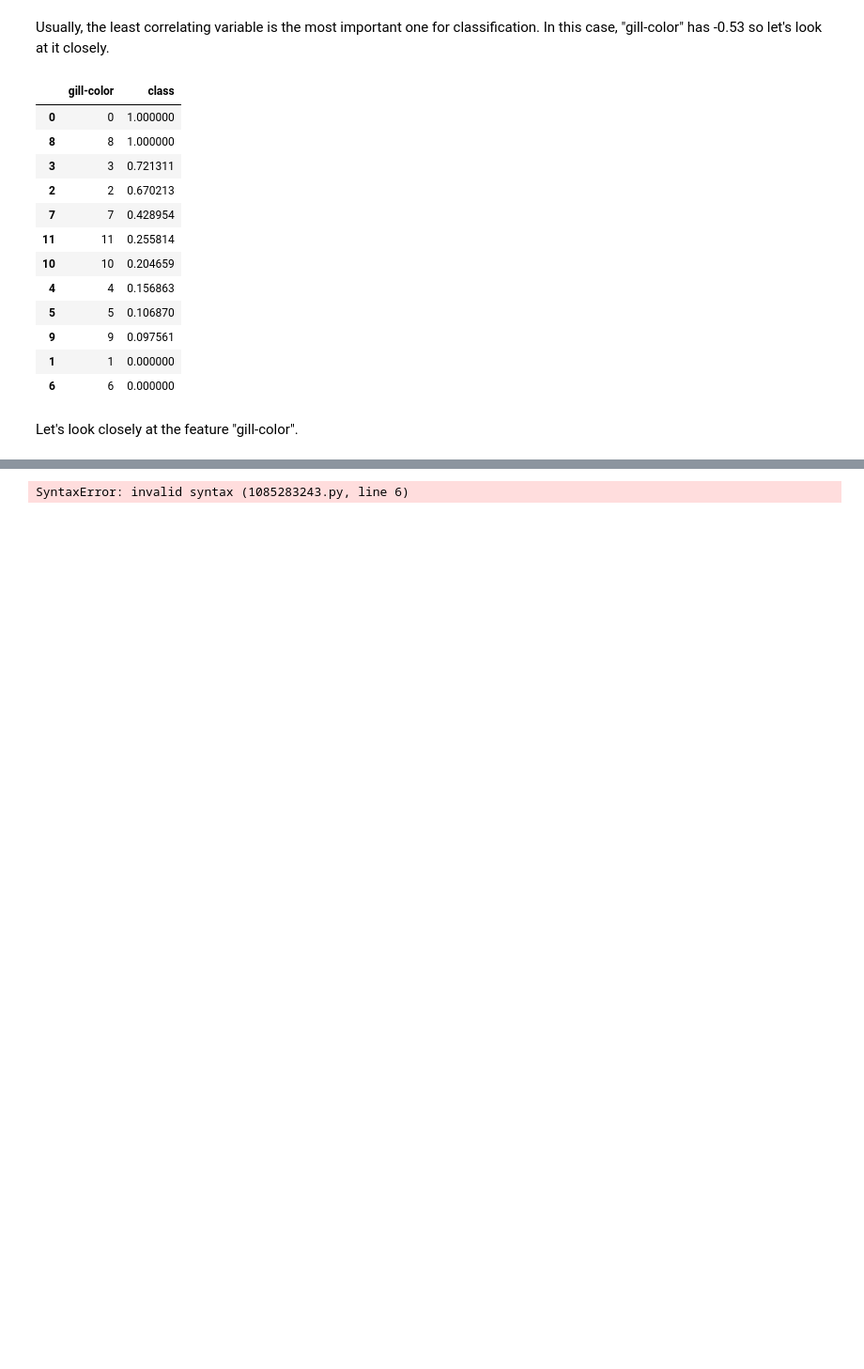
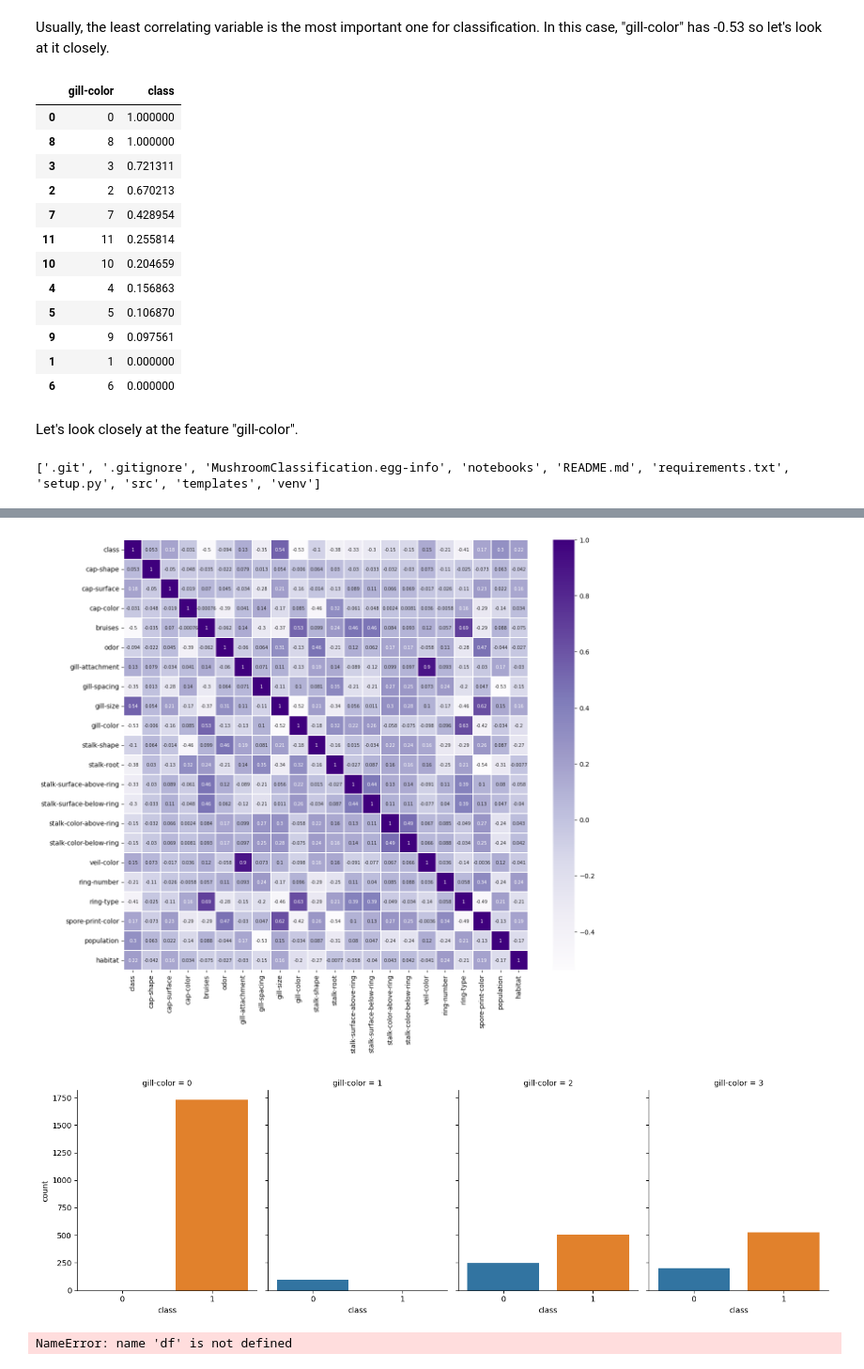
Before and after one commit to suraj101219/Mushroom_Classification, a Jupyter notebook: notebooks/EDA.ipynb, the cells around one changed output, grey strips where cells are left out. Shown at 94% size. Saved outputs shown, nothing was run; the diff lists cells and outputs as text; code cells hidden in the pictures; blank space fills up the shorter version.

```diff
--- a/notebooks/EDA.ipynb
+++ b/notebooks/EDA.ipynb
@@ -201,3 +201,49 @@ df[['class', 'gill-color']].groupby(['gill-color'], as_index=False).mean().sort_
 | 6 | 6 | 0.000000 |
 # %% [markdown]
 Let's look closely at the feature "gill-color".
+# %%
+
+import numpy as np
+import pandas as pd
+import seaborn as sns
+import matplotlib.pyplot as plt
+import os
+from sklearn.preprocessing import LabelEncoder
+
+print(os.listdir("E:\Mushroom_Classification"))
+df = pd.read_csv('data/mushroom.csv')
+
+count = df['class'].value_counts()
+plt.figure(figsize=(8, 7))
+sns.barplot(x=count.index, y=count.values, alpha=0.8, palette="prism")
+plt.ylabel('Count', fontsize=12)
+plt.xlabel('Class', fontsize=12)
+plt.title('Number of poisonous/edible mushrooms')
+plt.show()
+
+labelencoder = LabelEncoder()
+for column in df.columns:
+    df[column] = labelencoder.fit_transform(df[column])
+
+df = df.drop(["veil-type"], axis=1)
+
+df_div = pd.melt(df, "class", var_name="Characteristics")
+fig, ax = plt.subplots(figsize=(16, 6))
+p = sns.violinplot(ax=ax, x="Characteristics", y="value", hue="class", split=True, data=df_div, inner='quartile', palette='Set1')
+df_no_class = df.drop(["class"], axis=1)
+p.set_xticklabels(rotation=90, labels=list(df_no_class.columns))
+plt.show()
+
+plt.figure(figsize=(14, 12))
+sns.heatmap(df.corr(), linewidths=0.1, cmap="Purples", annot=True, annot_kws={"size": 7})
+plt.yticks(rotation=0)
+plt.show()
+
+new_var = df[['class', 'gill-color']]
+new_var = new_var[new_var['gill-color'] <= 3.5]
+
+sns.catplot(x='class', col='gill-color', data=new_var, kind='count', height=4.5, aspect=0.8, col_wrap=4)
+plt.savefig("gillcolor1.png", format='png', dpi=900, bbox_inches='tight')
+plt.show()
+# %% [output]
+['.git', '.gitignore', 'MushroomClassification.egg-info', 'notebooks', 'README.md', 'requirements.txt', 'setup.py', 'src', 'templates', 'venv']
@@ -204,16 +252,11 @@ Let's look closely at the feature "gill-color".
+[figure, added]
+[figure, added]
 # %%
 
-import pandas as pd
-import seaborn as sns
-import matplotlib.pyplot as plt
+new_var=df[['class', 'gill-color']]
+new_var=new_var[new_var['gill-color']>3.5]
 
-df = pd.DataFrame()  # Replace ... with your actual data or DataFrame
-
-new_var = df[['class', 'gill-color']]
-new_var = new_var[new_var['gill-color'] <= 3.5]
-
-sns.catplot(x='class', col='gill-color', data=new_var, kind='count', height=4.5, aspect=0.8, col_wrap=4)
-plt.savefig("gillcolor1.png", format='png', dpi=900, bbox_inches='tight')
-plt.show()
+sns.catplot('class', col='gill-color', data=new_var, kind='count', size=4.5, aspect=.8, col_wrap=4);
+#plt.savefig("gillcolor2.png", format='png', dpi=900, bbox_inches='tight')
 # %% [output]
-SyntaxError: invalid syntax (1085283243.py, line 6)
+NameError: name 'df' is not defined
```
Also changed, not shown: parts of 2 cells of this notebook, 1 other file.
